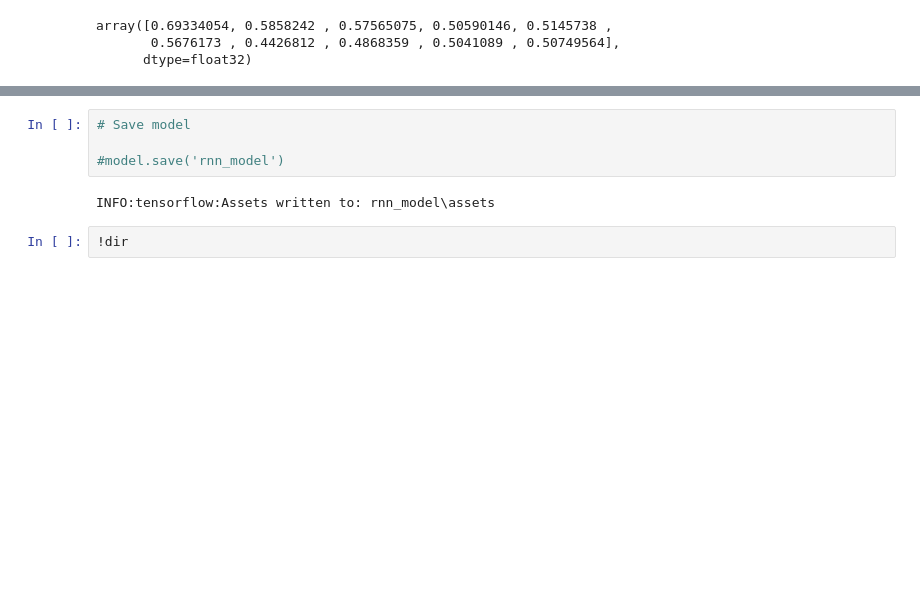
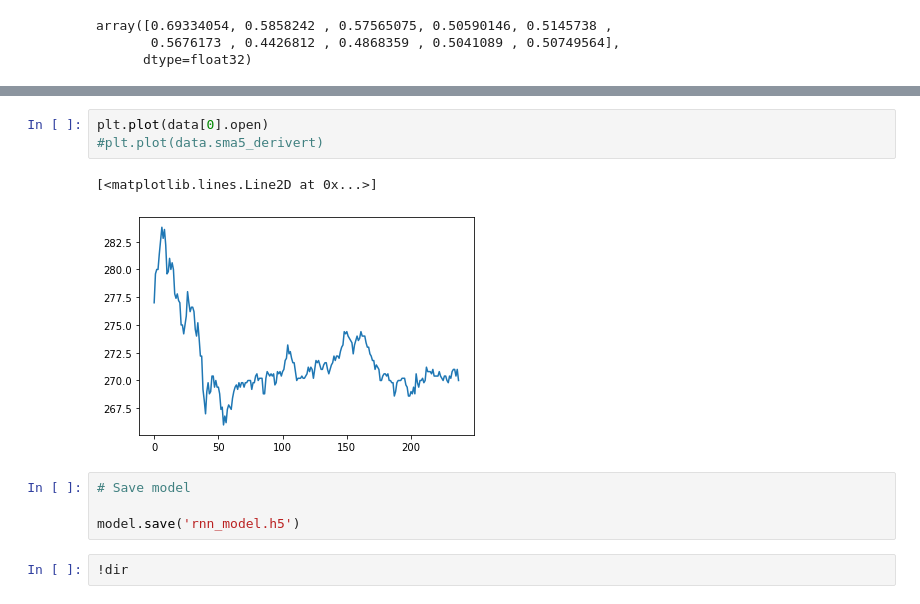
Before and after one commit to stianteien/instradag, a Jupyter notebook: RNN_trial.ipynb, the cells around one changed output, grey strips where cells are left out. Drawn from its saved outputs; the diff is of its cells as text; blank space fills up the shorter version.

```diff
--- a/RNN_trial.ipynb
+++ b/RNN_trial.ipynb
@@ -276,9 +241,13 @@ plt.plot(data[0].open_30_sma)
+# %%
+plt.plot(data[0].open)
+#plt.plot(data.sma5_derivert)
+# %% [output]
+[<matplotlib.lines.Line2D at 0x...>]
+[figure, added]
 # %%
 # Save model
 
-#model.save('rnn_model')
+model.save('rnn_model.h5')
-# %% [output]
-INFO:tensorflow:Assets written to: rnn_model\assets
 # %%
 !dir
 # %% [output]
```
Also changed, not shown: parts of 10 cells of this notebook.
